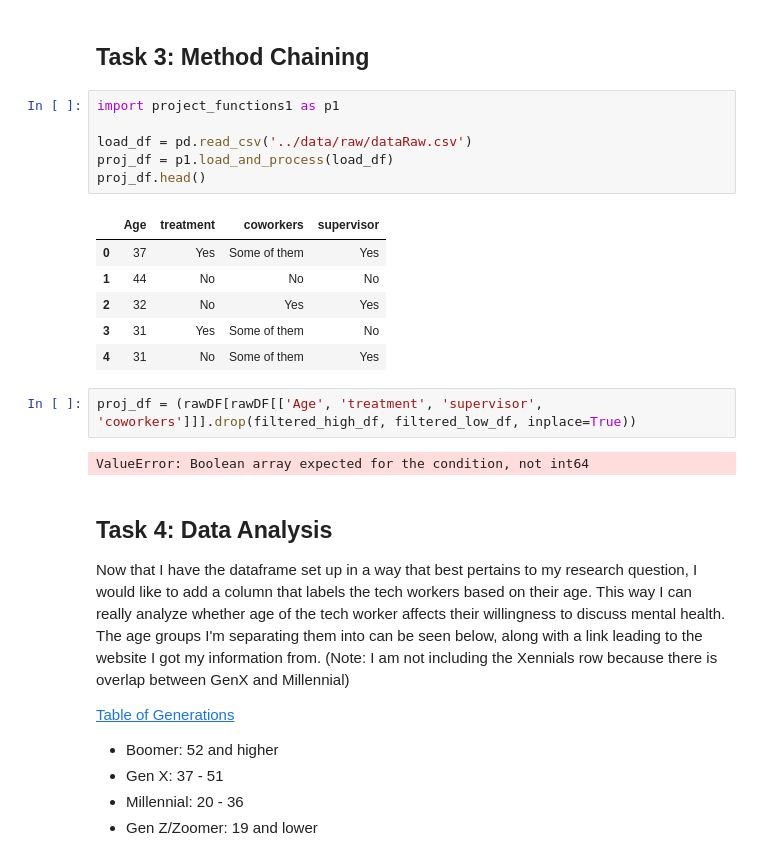
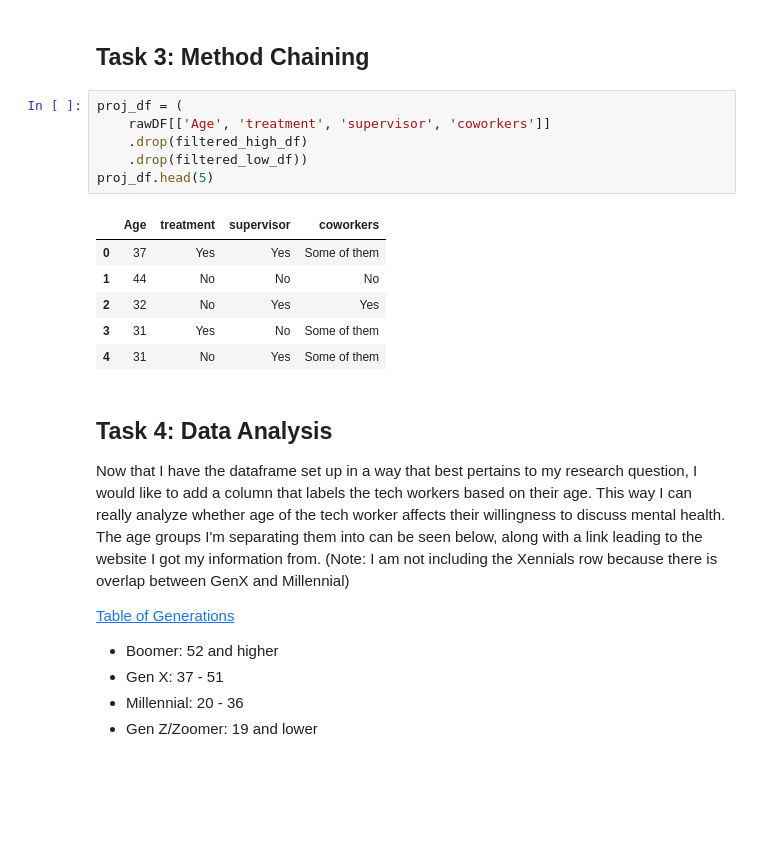
Before and after one commit to ubco-W2022T1-cosc301/project-group06, a Jupyter notebook: notebooks/analysis1.ipynb, the cells around one changed output. Cells and saved outputs as stored; diff of their text form; blank space fills up the shorter version.

```diff
--- a/notebooks/analysis1.ipynb
+++ b/notebooks/analysis1.ipynb
@@ -110,23 +110,19 @@ See the caveats in the documentation: https://pandas.pydata.org/pandas-docs/stab
   newdf.drop(filtered_low_df,inplace=True)
 # %% [markdown]
 ## Task 3: Method Chaining
-# %%
-import project_functions1 as p1
-
-load_df = pd.read_csv('../data/raw/dataRaw.csv')
-proj_df = p1.load_and_process(load_df)
-proj_df.head()
-# %% [output]
-|  | Age | treatment | coworkers | supervisor |
-| 0 | 37 | Yes | Some of them | Yes |
-| 1 | 44 | No | No | No |
-| 2 | 32 | No | Yes | Yes |
-| 3 | 31 | Yes | Some of them | No |
-| 4 | 31 | No | Some of them | Yes |
 # %%
-proj_df = (rawDF[rawDF[['Age', 'treatment', 'supervisor', 'coworkers']]].drop(filtered_high_df, filtered_low_df, inplace=True))
+proj_df = (
+    rawDF[['Age', 'treatment', 'supervisor', 'coworkers']]
+    .drop(filtered_high_df)
+    .drop(filtered_low_df))
+proj_df.head(5)
 # %% [output]
-ValueError: Boolean array expected for the condition, not int64
+|  | Age | treatment | supervisor | coworkers |
+| 0 | 37 | Yes | Yes | Some of them |
+| 1 | 44 | No | No | No |
+| 2 | 32 | No | Yes | Yes |
+| 3 | 31 | Yes | No | Some of them |
+| 4 | 31 | No | Yes | Some of them |
 # %% [markdown]
 ## Task 4: Data Analysis
 Now that I have the dataframe set up in a way that best pertains to my research question, I would like to add a column that labels the tech workers based on their age. This way I can really analyze whether age of the tech worker affects their willingness to discuss mental health. The age groups I'm separating them into can be seen below, along with a link leading to the website I got my information from. (Note: I am not including the Xennials row because there is overlap between GenX and Millennial)
```
Also changed, not shown: parts of 4 cells of this notebook, 1 other file.
